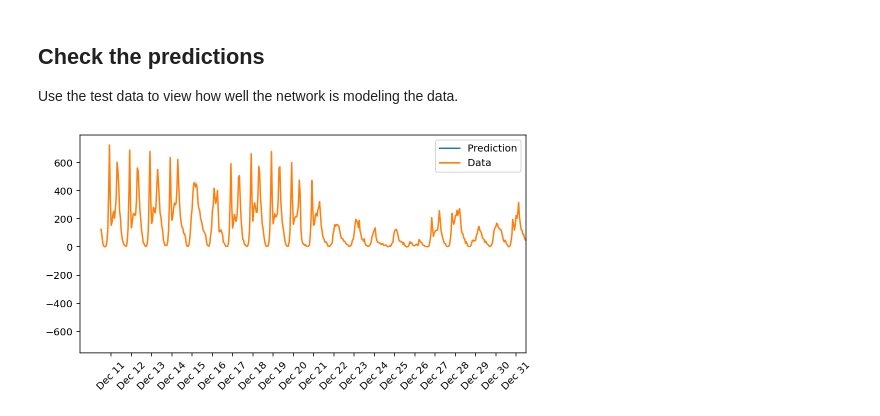
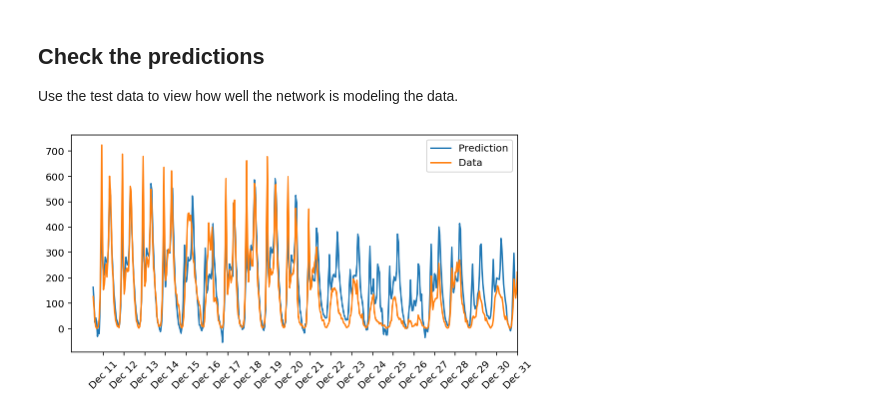
Before and after one commit to stef1927/dl-samples, a Jupyter notebook: numpy-nn/numpy_nn.ipynb, the cells around one changed output. Drawn from its saved outputs; the diff is of its cells as text; code cells hidden in the pictures.

Commit message:
Working version for multi layer network

```diff
--- a/numpy-nn/numpy_nn.ipynb
+++ b/numpy-nn/numpy_nn.ipynb
@@ -239,14 +251,14 @@ import sys
 ###################
 # Hyperparameters
 ###################
-iterations = 3
-learning_rate = .25
+iterations = 1000
+learning_rate = .75
 hidden_nodes = 18
 output_nodes = 1
 
-
 N_i = train_features.shape[1]
-network = NeuralNetwork(nodes=[N_i, hidden_nodes, output_nodes], learning_rate=learning_rate)
+#network = NeuralNetwork(nodes=[N_i, hidden_nodes, output_nodes], learning_rate=learning_rate)
+network = NeuralNetwork(nodes=[N_i, hidden_nodes, hidden_nodes, output_nodes], learning_rate=learning_rate)
 
 losses = {'train':[], 'validation':[]}
 for ii in range(iterations):
@@ -255,8 +267,8 @@ for ii in range(iterations):
 
     network.train(X, y)
 
-    train_loss = MSE(network.forward(train_features.T), train_targets['cnt'].values)
-    val_loss = MSE(network.forward(val_features.T), val_targets['cnt'].values)
+    train_loss = MSE(network.run(train_features).T, train_targets['cnt'].values)
+    val_loss = MSE(network.run(val_features).T, val_targets['cnt'].values)
     sys.stdout.write("\rProgress: {:2.1f}".format(100 * ii/float(iterations)) \
                      + "% ... Training loss: " + str(train_loss)[:5] \
                      + " ... Validation loss: " + str(val_loss)[:5])
@@ -296,17 +292,17 @@ Use the test data to view how well the network is modeling the data.
 # %%
 fig, ax = plt.subplots(figsize=(8,4))
 
 mean, std = scaled_features['cnt']
-predictions = network.forward(test_features.T)*std + mean
+predictions = network.run(test_features).T*std + mean
 #print(predictions.shape)
 ax.plot(predictions[0], label='Prediction')
 ax.plot((test_targets['cnt']*std + mean).values, label='Data')
 ax.set_xlim(right=len(predictions))
 ax.legend()
 
 dates = pd.to_datetime(rides.iloc[test_data.index]['dteday'])
 dates = dates.apply(lambda d: d.strftime('%b %d'))
 ax.set_xticks(np.arange(len(dates))[12::24])
 _ = ax.set_xticklabels(dates[12::24], rotation=45)
 # %% [output]
-[figure, old version]
+[figure, new version]
```
Also changed, not shown: parts of 4 cells of this notebook.
